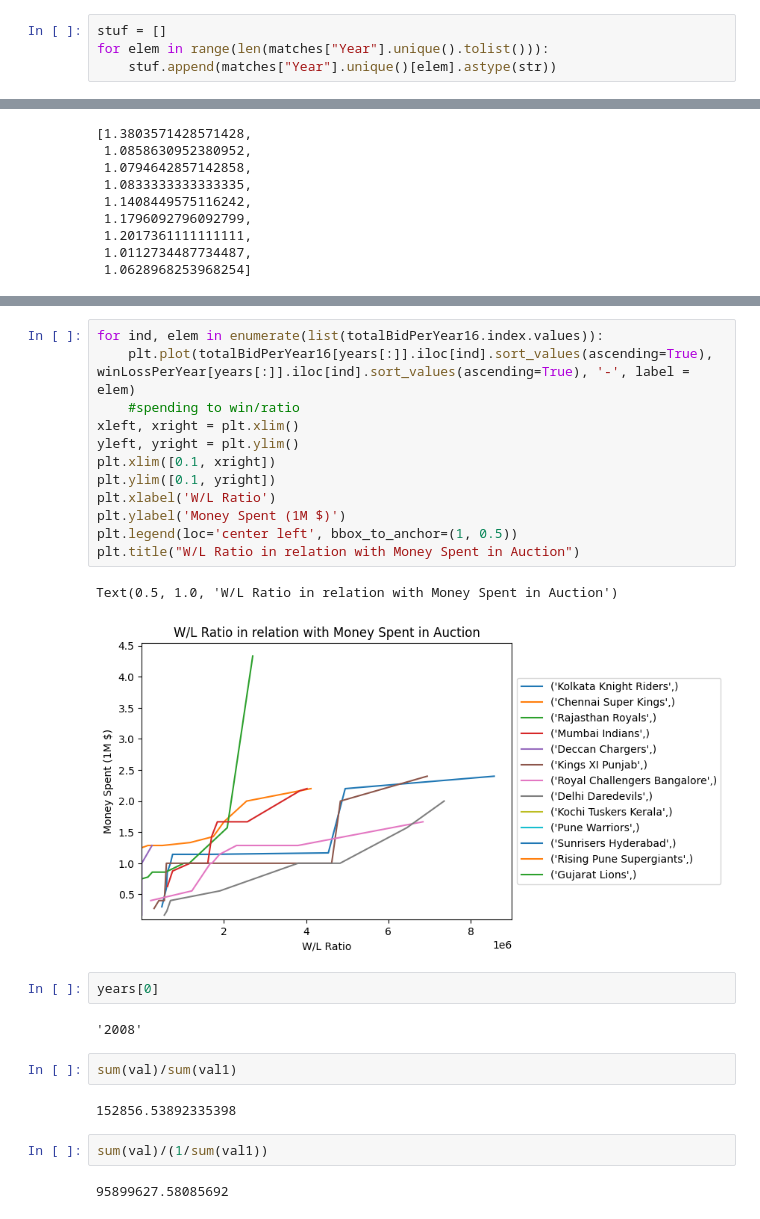
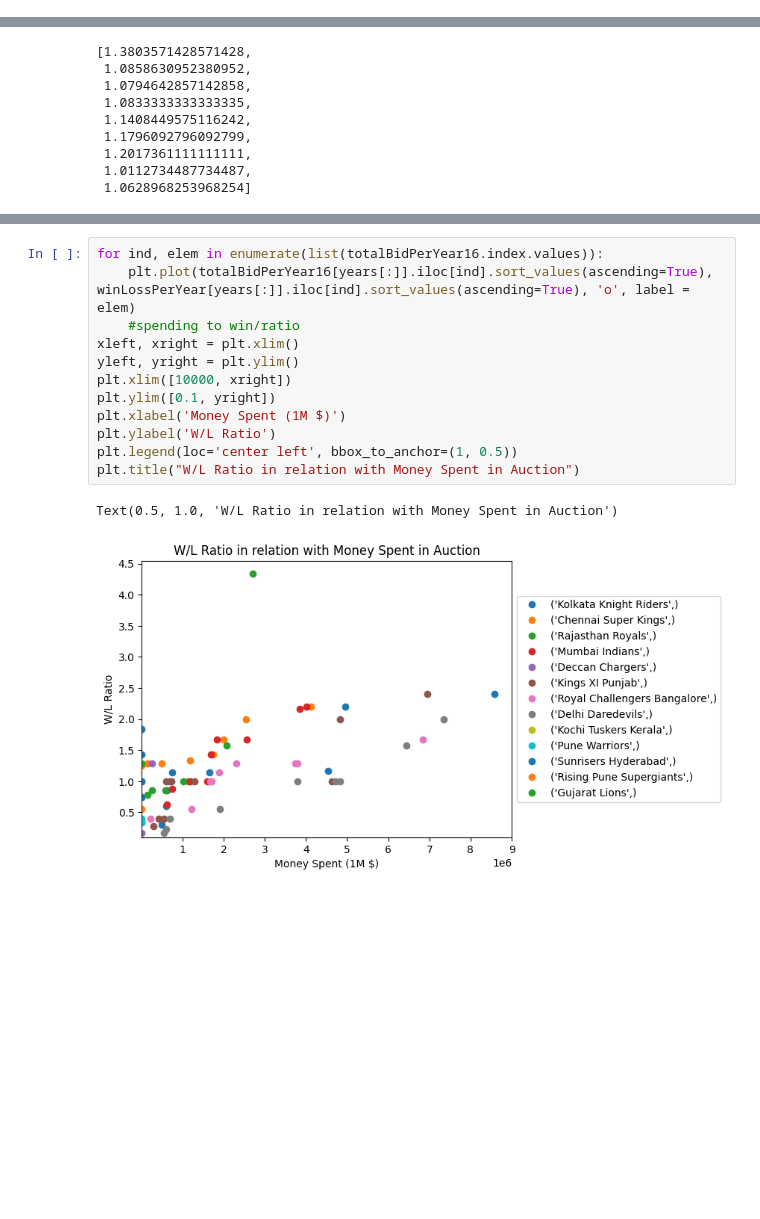
Before and after one commit to rkishorekumar-git/EDA-For-IPL, a Jupyter notebook: wpBids.ipynb, the cells around one changed output, grey strips where cells are left out. Saved outputs shown, nothing was run; the diff lists cells and outputs as text; blank space fills up the shorter version.

```diff
--- a/wpBids.ipynb
+++ b/wpBids.ipynb
@@ -489,7 +276,3 @@ winLossPerYear[winLossPerYear[years[5]].notna()]
-# %%
-stuf = []
-for elem in range(len(matches["Year"].unique().tolist())):
-    stuf.append(matches["Year"].unique()[elem].astype(str))
 # %%
 allTeamWLRatio = []
 for i in range(len(years)):
@@ -558,27 +316,15 @@ Name: (Kolkata Knight Riders,), dtype: float64
 # %%
 for ind, elem in enumerate(list(totalBidPerYear16.index.values)):
-    plt.plot(totalBidPerYear16[years[:]].iloc[ind].sort_values(ascending=True), winLossPerYear[years[:]].iloc[ind].sort_values(ascending=True), '-', label = elem)
+    plt.plot(totalBidPerYear16[years[:]].iloc[ind].sort_values(ascending=True), winLossPerYear[years[:]].iloc[ind].sort_values(ascending=True), 'o', label = elem)
     #spending to win/ratio
 xleft, xright = plt.xlim()
 yleft, yright = plt.ylim()
-plt.xlim([0.1, xright])
+plt.xlim([10000, xright])
 plt.ylim([0.1, yright])
-plt.xlabel('W/L Ratio')
-plt.ylabel('Money Spent (1M $)')
+plt.xlabel('Money Spent (1M $)')
+plt.ylabel('W/L Ratio')
 plt.legend(loc='center left', bbox_to_anchor=(1, 0.5))
 plt.title("W/L Ratio in relation with Money Spent in Auction")
 # %% [output]
 Text(0.5, 1.0, 'W/L Ratio in relation with Money Spent in Auction')
-[figure, old version]
+[figure, new version]
-# %%
-years[0]
-# %% [output]
-'2008'
-# %%
-sum(val)/sum(val1)
-# %% [output]
-152856.53892335398
-# %%
-sum(val)/(1/sum(val1))
-# %% [output]
-95899627.58085692
```
Also changed, not shown: parts of 51 cells of this notebook, 3 other files.
